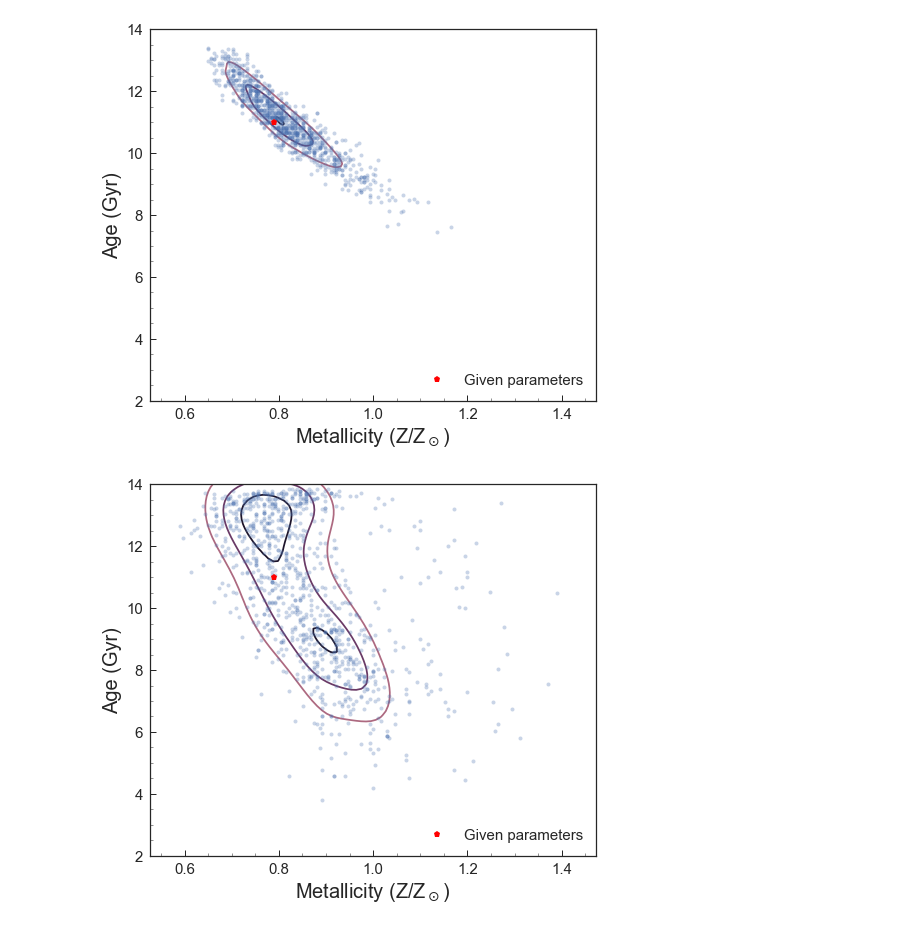
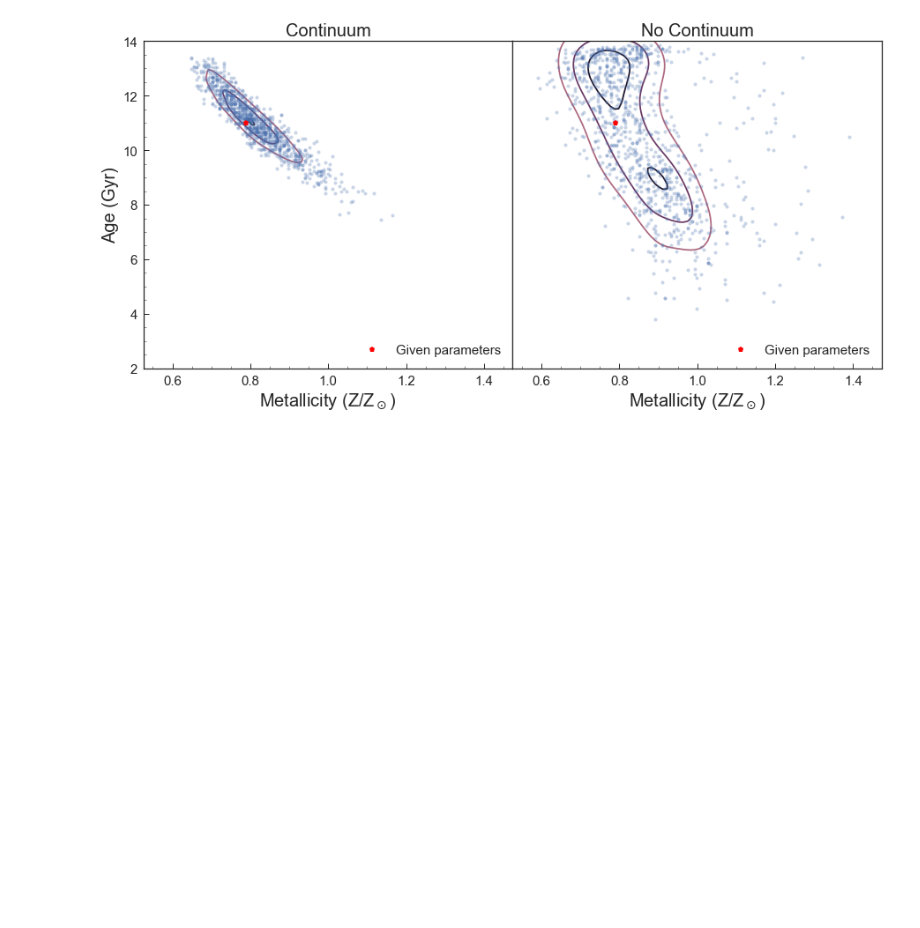
Before and after one commit to Vince-ec/Quiescent_analysis, a Jupyter notebook: scripts/cluster_cont_test.ipynb, the cells around one changed output. Cells and saved outputs as stored; diff of their text form; code cells hidden in the pictures; blank space fills up the shorter version.

```diff
--- a/scripts/cluster_cont_test.ipynb
+++ b/scripts/cluster_cont_test.ipynb
@@ -99,36 +156,42 @@ plt.close()
 # %%
 %matplotlib inline
 colmap = sea.cubehelix_palette(12, start=3, rot=0.5, dark=0.1, light=.5, as_cmap=True)
 mlist,alist = np.load('../mcerr/sim6528_1.1_mcerr.npy')
 ncmlist,ncalist = np.load('../mcerr/sim6528_1.1_nc_mcerr.npy')
 
-plt.figure(figsize=[8,8])
+gs = gridspec.GridSpec(1,2,hspace=0,wspace=0)
+
+plt.figure(figsize=[15,8])
+plt.subplot(gs[0])
 plt.plot(mlist/.019,alist,'o',alpha=.3,ms=4)
 sea.kdeplot(mlist/.019,alist,n_levels=3,cmap=colmap)
 plt.plot(0.015/.019,11,'rp',label='Given parameters')
 plt.axis([0.01/.019,.028/.019,2,14])
 plt.xlabel('Metallicity (Z/Z$_\odot$)',fontsize = 20)
 plt.ylabel('Age (Gyr)',fontsize = 20)
+plt.title('Continuum',fontsize = 20)
+plt.tick_params(axis='both', which='major', labelsize=15)
+plt.gcf().subplots_adjust(bottom=0.235)
+plt.legend(loc=4,fontsize=15)
+plt.minorticks_on()
+# plt.show()
+# plt.close()
+
+# plt.figure(figsize=[8,8])
+plt.subplot(gs[1])
+plt.plot(ncmlist/.019,ncalist,'o',alpha=.3,ms=4)
+sea.kdeplot(ncmlist/.019,ncalist,n_levels=3,cmap=colmap)
+plt.plot(0.015/.019,11,'rp',label='Given parameters')
+plt.axis([0.01/.019,.028/.019,2,14])
+plt.xlabel('Metallicity (Z/Z$_\odot$)',fontsize = 20)
+# plt.ylabel('Age (Gyr)',fontsize = 20)
+plt.title('No Continuum',fontsize = 20)
+plt.yticks([])
 plt.tick_params(axis='both', which='major', labelsize=15)
 plt.gcf().subplots_adjust(bottom=0.235)
 plt.legend(loc=4,fontsize=15)
 plt.minorticks_on()
 plt.show()
 plt.close()
-
-plt.figure(figsize=[8,8])
-plt.plot(ncmlist/.019,ncalist,'o',alpha=.3,ms=4)
-sea.kdeplot(ncmlist/.019,ncalist,n_levels=3,cmap=colmap)
-plt.plot(0.015/.019,11,'rp',label='Given parameters')
-plt.axis([0.01/.019,.028/.019,2,14])
-plt.xlabel('Metallicity (Z/Z$_\odot$)',fontsize = 20)
-plt.ylabel('Age (Gyr)',fontsize = 20)
-plt.tick_params(axis='both', which='major', labelsize=15)
-plt.gcf().subplots_adjust(bottom=0.235)
-plt.legend(loc=4,fontsize=15)
-plt.minorticks_on()
-plt.show()
-plt.close()
 # %% [output]
-[figure, old version]
+[figure, new version]
-[figure, removed]
```
Also changed, not shown: parts of 7 cells of this notebook, 2 other files.
